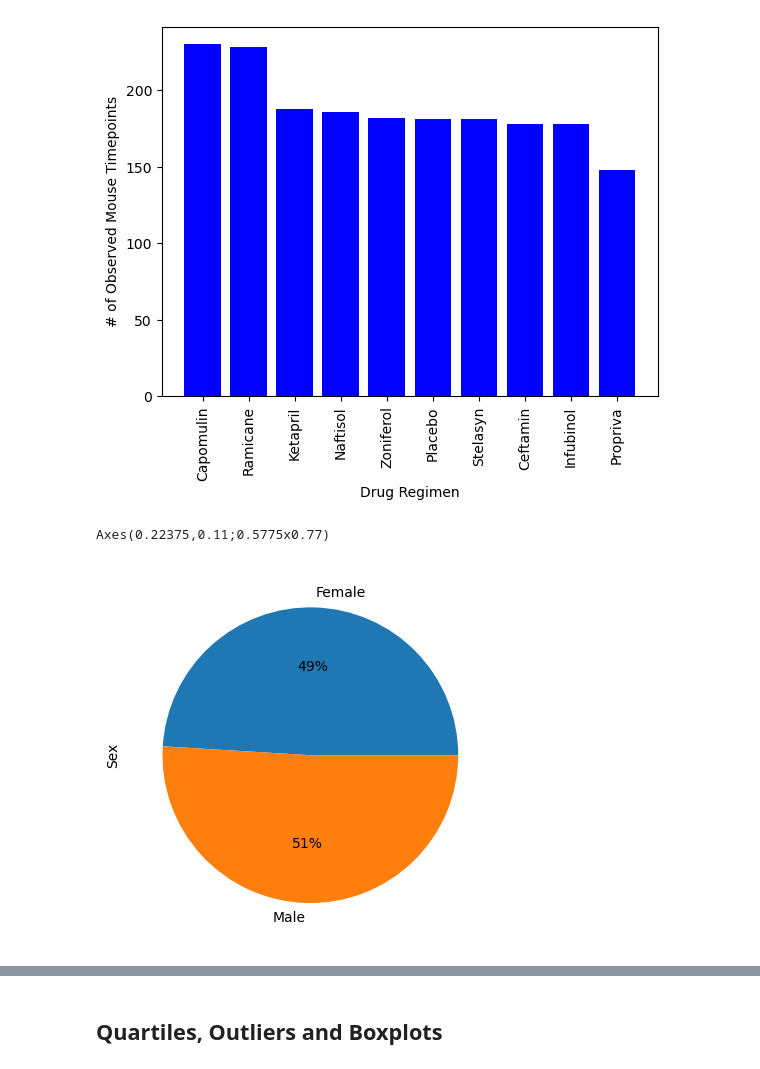
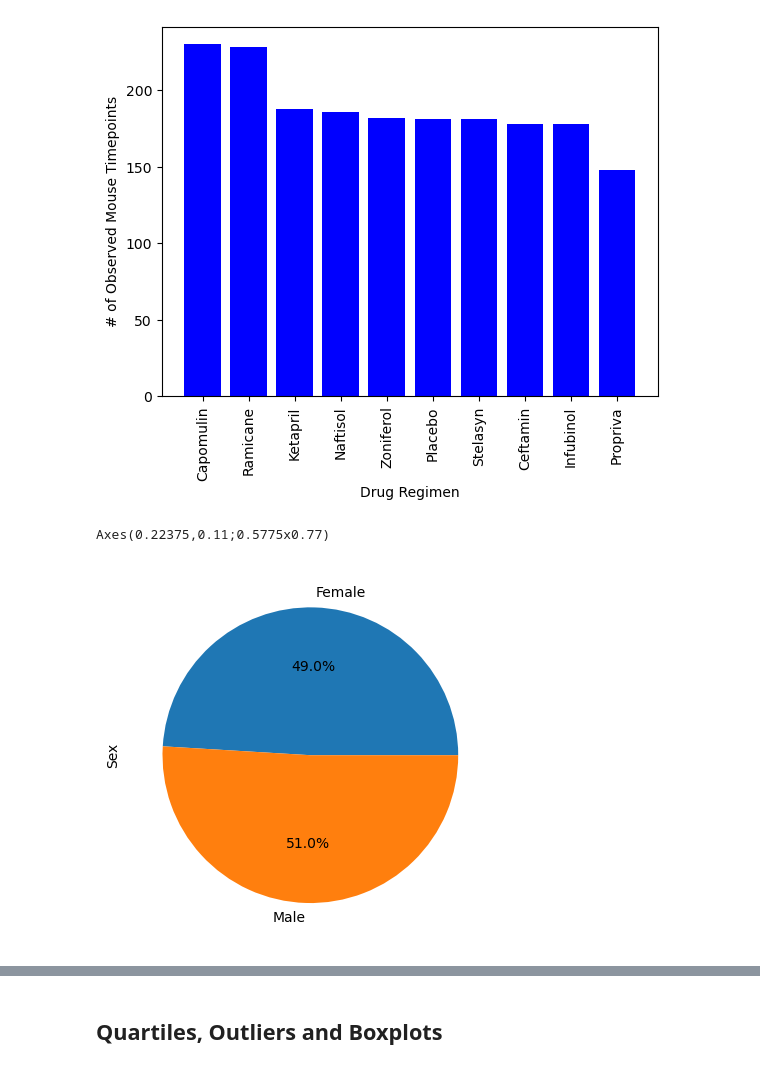
Before and after one commit to digital-buddha42/matplotlib, a Jupyter notebook: pymaceuticals_homework.ipynb, the cells around one changed output, grey strips where cells are left out. Drawn from its saved outputs; the diff is of its cells as text; code cells hidden in the pictures.

Commit message:
Finished pie charts!

```diff
--- a/pymaceuticals_homework.ipynb
+++ b/pymaceuticals_homework.ipynb
@@ -190,8 +190,8 @@ plt.show()
 [figure]
 # %%
 # Generate a pie plot showing the distribution of female versus male mice using Pandas
-sex_distribution_chart = cleaned_mouse_data.groupby("Sex").size().plot(kind='pie', ylabel='Sex', autopct='%2.0f%%')
+sex_distribution_chart = cleaned_mouse_data.groupby("Sex").size().plot(kind='pie', ylabel='Sex', autopct='%0.01f%%')
 print(sex_distribution_chart)
 # %% [output]
 Axes(0.22375,0.11;0.5775x0.77)
-[figure, old version]
+[figure, new version]
```
Also changed, not shown: parts of 2 cells of this notebook.
